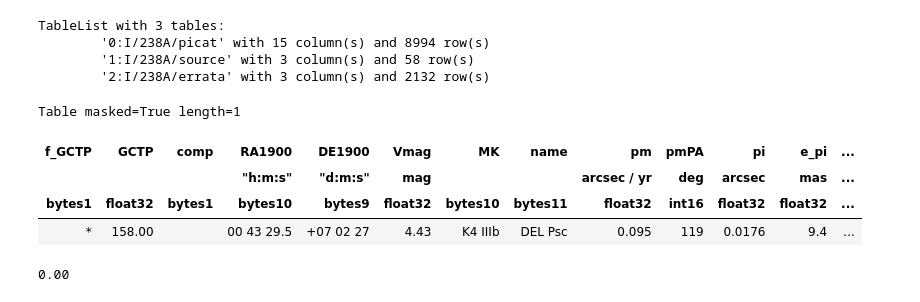
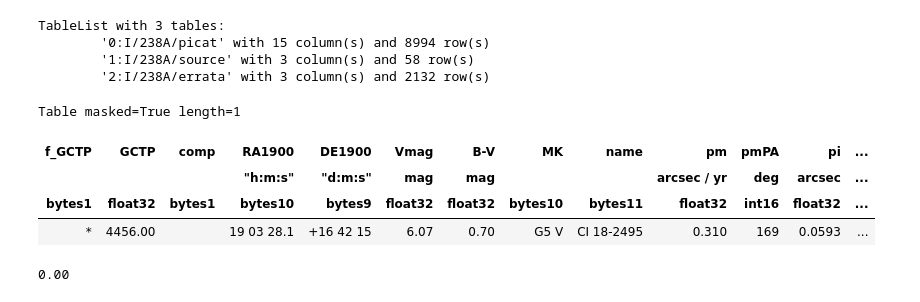
Before and after one commit to janvimadhani/thaw_star_catalog, a Jupyter notebook: Thaw Star Catalog.ipynb, the cells around one changed output. Drawn from its saved outputs; the diff is of its cells as text; code cells hidden in the pictures.

Commit message:
Added more columns and requeried Vizier for B-V mags

```diff
--- a/Thaw Star Catalog.ipynb
+++ b/Thaw Star Catalog.ipynb
@@ -710,10 +663,11 @@ def query_vizier(name):
     return table
 
 
-def query_vizier_region(RAh,RAm,DECd,DECm,name):
+def query_vizier_region(RAh,RAm,DECd,DECm,name,rad=5):
 
-    cols = ['f_GCTP', 'GCTP','comp', 'RA1900','DE1900','Vmag','MK','name', 'pm', 'pmPA', 'pi', 'e_pi','q_pi','_RA.icrs','_DE.icrs']
+    cols = ['f_GCTP', 'GCTP','comp', 'RA1900','DE1900','Vmag', 'B-V','MK','name', 'pm', 'pmPA', 'pi', 'e_pi','q_pi','_RA.icrs','_DE.icrs']
     v = Vizier(columns=cols)
+
 
 
     ra_minute = str(RAm)
@@ -732,7 +686,9 @@ def query_vizier_region(RAh,RAm,DECd,DECm,name):
         dec = (dec_d) + ':' + str(DECm) + ':' + str(dec_sec)
 
         radec = ra + ',' +dec
-        result = Vizier.query_object(radec, radius=5*u.arcmin, catalog=['I/238A'],coordinate_frame='B1900')
+        result = v.query_object(radec, radius=rad*u.arcmin, catalog=['I/238A'],coordinate_frame='B1900')
+
+
         if result:
             table = result['I/238A/picat']
 
@@ -745,24 +701,33 @@ def query_vizier_region(RAh,RAm,DECd,DECm,name):
                 table = result2['I/238A/picat']
 
             else:
-                a = '0'
-                table = Table([[bytes(a,encoding='utf8')],[float(0)],[bytes(a,encoding='utf8')],[bytes(a,encoding='utf8')],[bytes(a,encoding='utf8')],[float(0)],[bytes(a,encoding='utf8')],[bytes(a,encoding='utf8')],[float(0)],[int(0)],[float(0)],[float(0)],[bytes(a,encoding='utf8')],[bytes(a,encoding='utf8')],[bytes(a,encoding='utf8')]], names=('f_GCTP', 'GCTP','comp', 'RA1900','DE1900','Vmag','MK','name', 'pm', 'pmPA', 'pi', 'e_pi','q_pi','_RA.icrs','_DE.icrs'))
+                newrad = 10
+                result3 = v.query_object(radec, radius=newrad*u.arcmin, catalog=['I/238A'],coordinate_frame='B1900')
+
+                if result3:
+                    table = result3['I/238A/picat']
+
+                else:
+                    a = '0'
+                    table = Table([[bytes(a,encoding='utf8')],[float(0)],[bytes(a,encoding='utf8')],[bytes(a,encoding='utf8')],[bytes(a,encoding='utf8')],[float(0)],[float(0)],[bytes(a,encoding='utf8')],[bytes(a,encoding='utf8')],[float(0)],[int(0)],[float(0)],[float(0)],[bytes(a,encoding='utf8')],[bytes(a,encoding='utf8')],[bytes(a,encoding='utf8')]], names=('f_GCTP', 'GCTP','comp', 'RA1900','DE1900','Vmag','B-V','MK','name', 'pm', 'pmPA', 'pi', 'e_pi','q_pi','_RA.icrs','_DE.icrs'))
 
     else:
         a = '0'
-        table = Table([[bytes(a,encoding='utf8')],[float(0)],[bytes(a,encoding='utf8')],[bytes(a,encoding='utf8')],[bytes(a,encoding='utf8')],[float(0)],[bytes(a,encoding='utf8')],[bytes(a,encoding='utf8')],[float(0)],[int(0)],[float(0)],[float(0)],[bytes(a,encoding='utf8')],[bytes(a,encoding='utf8')],[bytes(a,encoding='utf8')]], names=('f_GCTP', 'GCTP','comp', 'RA1900','DE1900','Vmag','MK','name', 'pm', 'pmPA', 'pi', 'e_pi','q_pi','_RA.icrs','_DE.icrs'))
+        table = Table([[bytes(a,encoding='utf8')],[float(0)],[bytes(a,encoding='utf8')],[bytes(a,encoding='utf8')],[bytes(a,encoding='utf8')],[float(0)],[float(0)],[bytes(a,encoding='utf8')],[bytes(a,encoding='utf8')],[float(0)],[int(0)],[float(0)],[float(0)],[bytes(a,encoding='utf8')],[bytes(a,encoding='utf8')],[bytes(a,encoding='utf8')]], names=('f_GCTP', 'GCTP','comp', 'RA1900','DE1900','Vmag','B-V','MK','name', 'pm', 'pmPA', 'pi', 'e_pi','q_pi','_RA.icrs','_DE.icrs'))
 
     return table
 # %%
 #query_vizier_region(1,2,54,26,'mu cas') #mu cas
-query_vizier_region(0,43,7,2,'delta piscium')
+#query_vizier_region(0,43,7,2,'delta piscium')
+#query_vizier_region(0,13,36,14,'sig and')
+query_vizier_region(19,3,16,42,'B.D. +16 3752')
 #query_vizier_region(0,0,0,0,'al')
 # %% [output]
 Table masked=True length=1
-| f_GCTP | GCTP | comp | RA1900 | DE1900 | Vmag | MK | name | pm | pmPA | pi | e_pi | ... |
-|  |  |  | "h:m:s" | "d:m:s" | mag |  |  | arcsec / yr | deg | arcsec | mas | ... |
-| bytes1 | float32 | bytes1 | bytes10 | bytes9 | float32 | bytes10 | bytes11 | float32 | int16 | float32 | float32 | ... |
-| * | 158.00 |  | 00 43 29.5 | +07 02 27 | 4.43 | K4 IIIb | DEL Psc | 0.095 | 119 | 0.0176 | 9.4 | ... |
+| f_GCTP | GCTP | comp | RA1900 | DE1900 | Vmag | B-V | MK | name | pm | pmPA | pi | ... |
+|  |  |  | "h:m:s" | "d:m:s" | mag | mag |  |  | arcsec / yr | deg | arcsec | ... |
+| bytes1 | float32 | bytes1 | bytes10 | bytes9 | float32 | float32 | bytes10 | bytes11 | float32 | int16 | float32 | ... |
+| * | 4456.00 |  | 19 03 28.1 | +16 42 15 | 6.07 | 0.70 | G5 V | CI 18-2495 | 0.310 | 169 | 0.0593 | ... |
 # %%
 print("%.2f" % ((26 * 60) % 60))
 # %% [output]
```
Also changed, not shown: parts of 20 cells of this notebook, 5 other files.
